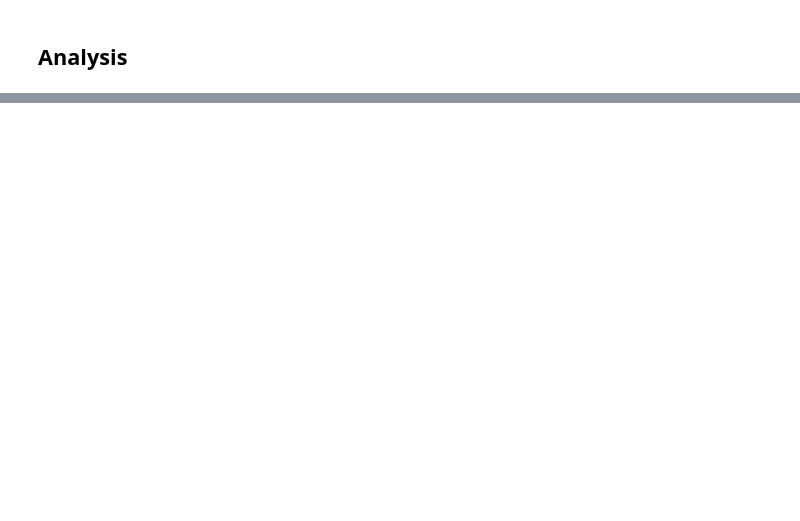
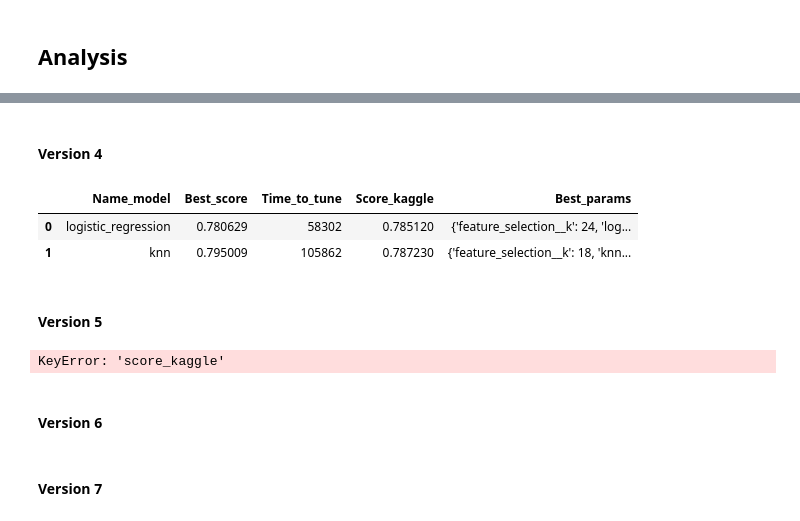
Before and after one commit to Kevin-Guyard/Titanic_Spaceship, a Jupyter notebook: Notebook.ipynb, the cells around one changed output, grey strips where cells are left out. Drawn from its saved outputs; the diff is of its cells as text; code cells hidden in the pictures; blank space fills up the shorter version.

```diff
--- a/Notebook.ipynb
+++ b/Notebook.ipynb
@@ -738,0 +1069,54 @@ df_results.style.apply(lambda row: ['background-color: yellow'] * df_results.sha
+# %% [markdown]
+#### Version 4
+# %%
+df_results = pd.DataFrame(columns=COLUMNS)
+NAME_VERSION = "04"
+
+for model in MODELS:
+
+    if os.path.exists(os.path.join(REPO_MODEL, model + "__v" + NAME_VERSION + ".json")):
+        with open(os.path.join(REPO_MODEL, model + "__v" + NAME_VERSION + ".json"), "r") as file:
+            data = json.load(file)
+        df_results = pd.concat([
+            df_results,
+            pd.DataFrame({
+                "Name_model": [model],
+                "Best_score": [data["best_score"]],
+                "Time_to_tune": [int(data["time_to_tune"])],
+                "Score_kaggle": [data["score_kaggle"]],
+                "Best_params": [data["best_params"]],
+            })])
+
+df_results.reset_index(inplace=True, drop=True)
+df_results.style.apply(lambda row: ['background-color: yellow'] * df_results.shape[1] if row.Best_score == max(df_results.Best_score) else ['background-color: white'] * df_results.shape[1], axis=1)
+# %% [output]
+|  | Name_model | Best_score | Time_to_tune | Score_kaggle | Best_params |
+| 0 | logistic_regression | 0.780629 | 58302 | 0.785120 | {'feature_selection__k': 24, 'log... |
+| 1 | knn | 0.795009 | 105862 | 0.787230 | {'feature_selection__k': 18, 'knn... |
+# %% [markdown]
+#### Version 5
+# %%
+df_results = pd.DataFrame(columns=COLUMNS)
+NAME_VERSION = "05"
+
+for model in MODELS:
+
+    if os.path.exists(os.path.join(REPO_MODEL, model + "__v" + NAME_VERSION + ".json")):
+        with open(os.path.join(REPO_MODEL, model + "__v" + NAME_VERSION + ".json"), "r") as file:
+            data = json.load(file)
+        df_results = pd.concat([
+            df_results,
+            pd.DataFrame({
+                "Name_model": [model],
+                "Best_score": [data["best_score"]],
+                "Time_to_tune": [int(data["time_to_tune"])],
+                "Score_kaggle": [data["score_kaggle"]],
+                "Best_params": [data["best_params"]],
+            })])
+
+df_results.reset_index(inplace=True, drop=True)
+df_results.style.apply(lambda row: ['background-color: yellow'] * df_results.shape[1] if row.Best_score == max(df_results.Best_score) else ['background-color: white'] * df_results.shape[1], axis=1)
+# %% [output]
+KeyError: 'score_kaggle'
+# %% [markdown]
+#### Version 6
@@ -738,0 +1144,2 @@ df_results.style.apply(lambda row: ['background-color: yellow'] * df_results.sha
+# %% [markdown]
+#### Version 7
```
Also changed, not shown: parts of 56 cells of this notebook, 36 other files.
